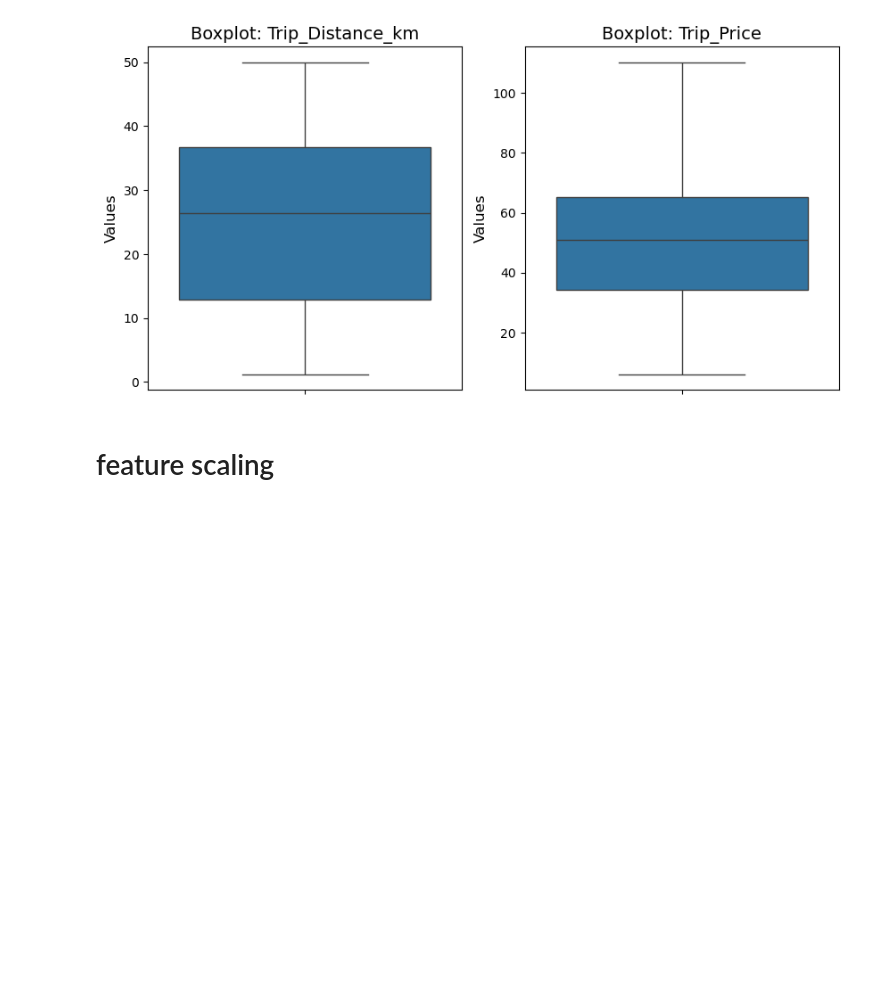
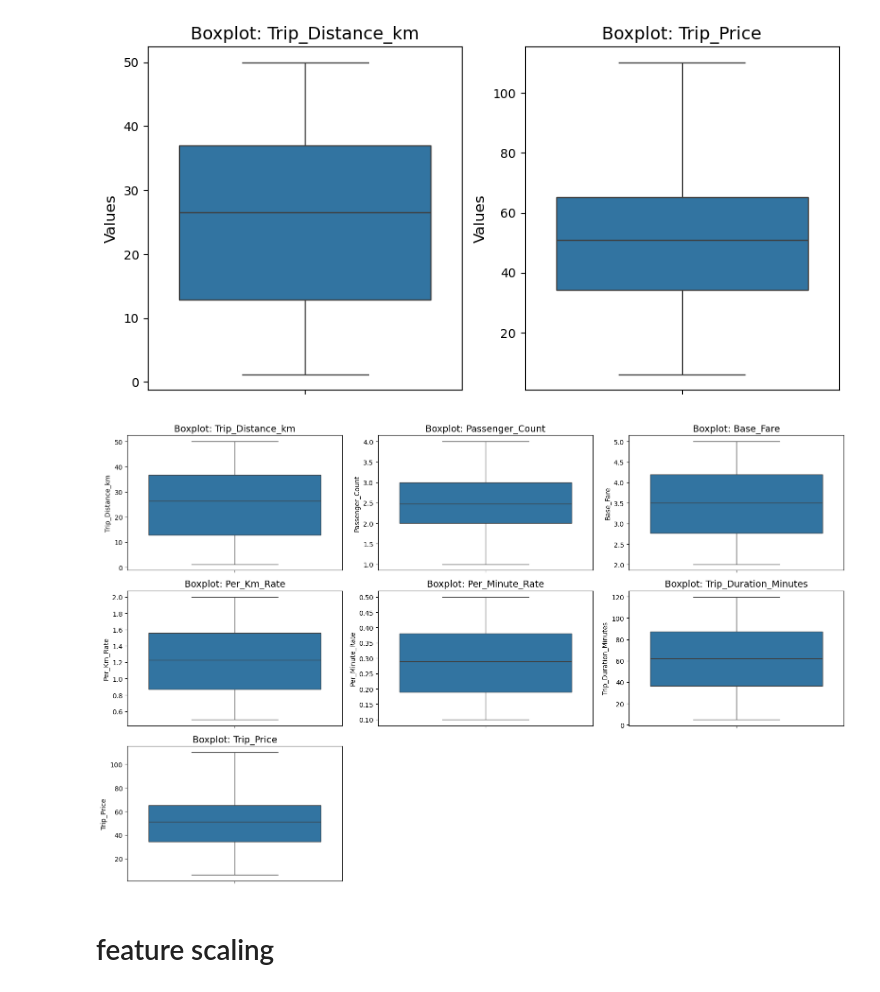
Before and after one commit to GTGowtham/Taxi_price_prediction, a Jupyter notebook: prediction-with-97-with-eda.ipynb, the cells around one changed output. Drawn from its saved outputs; the diff is of its cells as text; code cells hidden in the pictures; blank space fills up the shorter version.

```diff
--- a/prediction-with-97-with-eda.ipynb
+++ b/prediction-with-97-with-eda.ipynb
@@ -226,6 +256,18 @@ plt.ylabel("Values",fontsize=12)
 # %% [output]
 Text(0, 0.5, 'Values')
 [figure]
+# %%
+plt.figure(figsize=(16, 10))
+for i, column in enumerate(filtered_data_1.columns, 1):
+    plt.subplot(3, 3, i)
+    sns.boxplot(y=filtered_data_1[column])
+    plt.title(f"Boxplot: {column}", fontsize=14)
+    plt.tight_layout()
+
+
+plt.show()
+# %% [output]
+[figure, added]
 # %% [markdown]
 # feature scaling
 # %%
```
Also changed, not shown: parts of 9 cells of this notebook.
